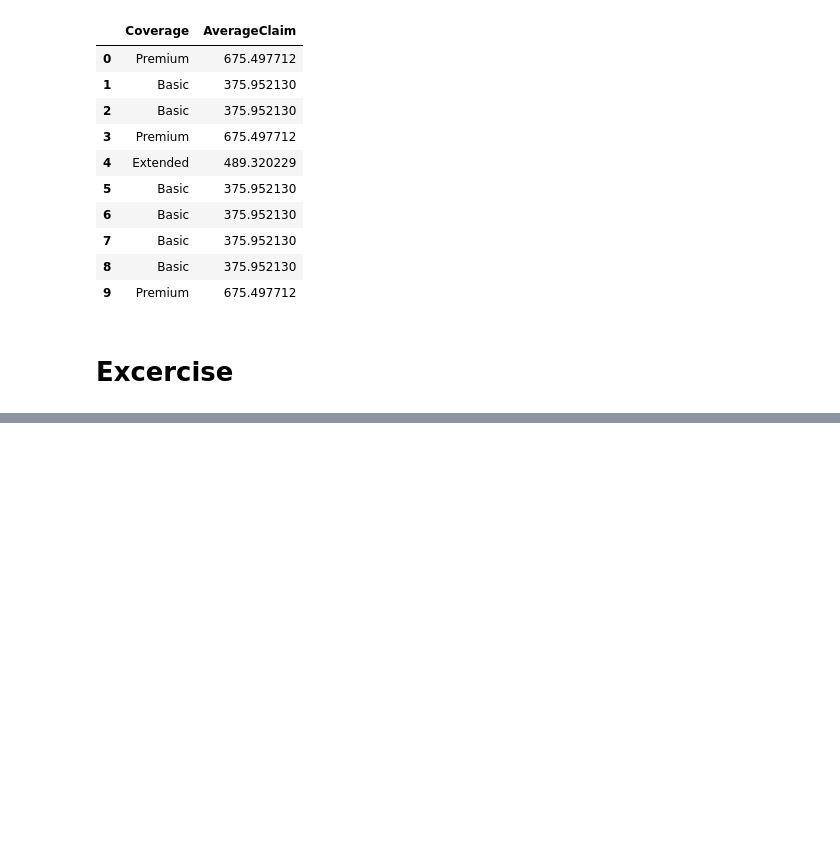
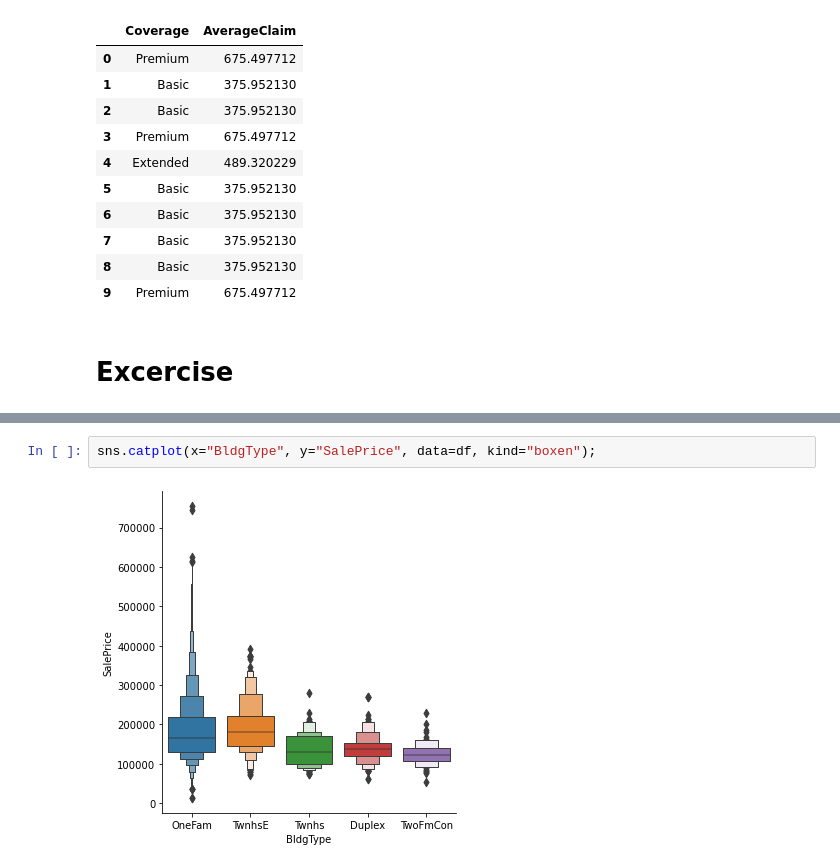
Before and after one commit to AliakbarMehdizadeh/Feature-Engineering, a Jupyter notebook: FE.ipynb, the cells around one changed output, grey strips where cells are left out. Cells and saved outputs as stored; diff of their text form; blank space fills up the shorter version.

```diff
--- a/FE.ipynb
+++ b/FE.ipynb
@@ -458,0 +521,4 @@ df_valid[["Coverage", "AverageClaim"]].head(10)
+# %%
+sns.catplot(x="BldgType", y="SalePrice", data=df, kind="boxen");
+# %% [output]
+[figure, added]
```
Also changed, not shown: parts of 14 cells of this notebook.
